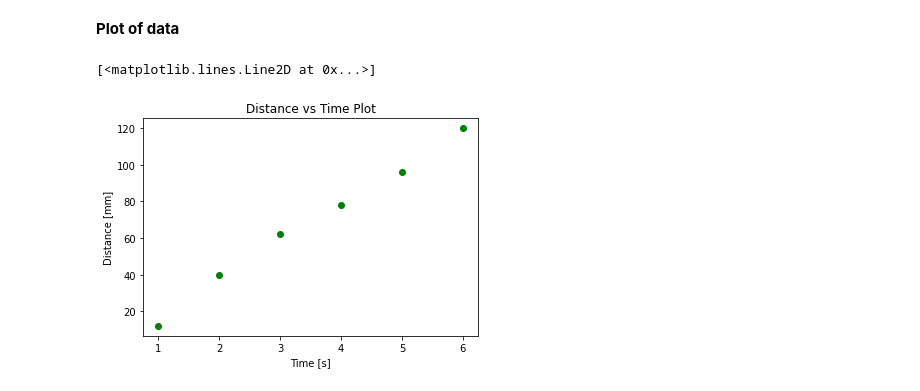
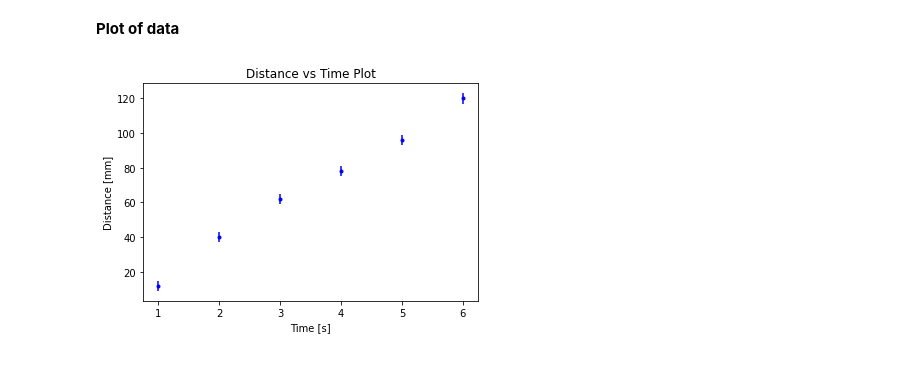
Before and after one commit to mehfoos/Nuclear-Fusion, a Jupyter notebook: Smda/PHY00009M 1.ipynb, the cells around one changed output. Saved outputs shown, nothing was run; the diff lists cells and outputs as text; code cells hidden in the pictures.

```diff
--- a/Smda/PHY00009M 1.ipynb
+++ b/Smda/PHY00009M 1.ipynb
@@ -13,6 +13,7 @@ import matplotlib.pyplot as plt # For plotting
 import numpy as np # For mathematics, relevant data structure operations, etc.
 
 # Represent the data given in question
+measurementError = 3
 time = np.array([1.0, 2.0, 3.0, 4.0, 5.0, 6.0])
 distance = np.array([12., 40, 62, 78, 96, 120])
 
@@ -28,9 +29,9 @@ distance = [ 12.  40.  62.  78.  96. 120.]
 # %%
 plt.title('Distance vs Time Plot')
 plt.xlabel('Time [s]')
 plt.ylabel('Distance [mm]')
-plt.plot(time, distance, 'o', color='green')
+plt.errorbar(time, distance, yerr=measurementError, fmt=".b", label = "Measured Value")
+plt.show()
 # %% [output]
-[<matplotlib.lines.Line2D at 0x...>]
-[figure, old version]
+[figure, new version]
 # %% [markdown]
```
Also changed, not shown: parts of 35 cells of this notebook, 1 other file.
